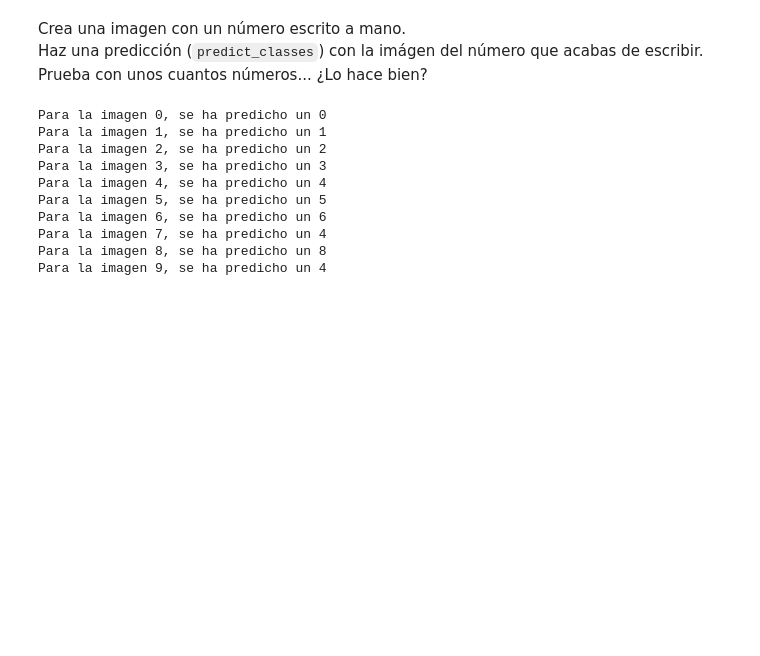
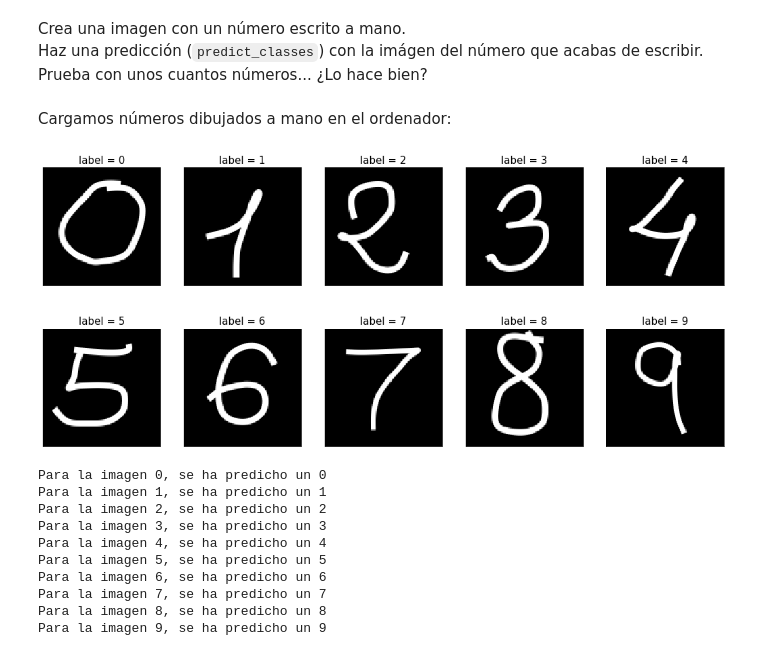
Before and after one commit to iipr-Master-Data-Science/ml1_convolutional_networks, a Jupyter notebook: clasificando-numeros.ipynb, the cells around one changed output. Drawn from its saved outputs; the diff is of its cells as text; code cells hidden in the pictures; blank space fills up the shorter version.

```diff
--- a/clasificando-numeros.ipynb
+++ b/clasificando-numeros.ipynb
@@ -206,11 +199,25 @@ Use tf.cast instead.
 Crea una imagen con un número escrito a mano.
 Haz una predicción (`predict_classes`) con la imágen del número que acabas de escribir.
 Prueba con unos cuantos números... ¿Lo hace bien?
+# %% [markdown]
+Cargamos números dibujados a mano en el ordenador:
+# %%
+from keras.preprocessing import image
+import numpy as np
+from matplotlib import pyplot as plt
+
+fig, axes = plt.subplots(2, 5)
+fig.set_size_inches(18, 8)
+for idx, ax in enumerate(axes.ravel()):
+    img = image.load_img('test_numbers/{}.png'.format(idx), color_mode="grayscale")
+    ax.imshow(img)
+    ax.xaxis.set_visible(False)
+    ax.yaxis.set_visible(False)
+    ax.set_title('label = {}'.format(idx), fontsize=15)
+plt.show()
+# %% [output]
+[figure, added]
 # %%
-from keras.preprocessing import image
-import numpy as np
-from matplotlib import pyplot as plt
-
 img_width = 28
 img_height = 28
 
@@ -227,6 +234,6 @@ Para la imagen 3, se ha predicho un 3
 Para la imagen 4, se ha predicho un 4
 Para la imagen 5, se ha predicho un 5
 Para la imagen 6, se ha predicho un 6
-Para la imagen 7, se ha predicho un 4
+Para la imagen 7, se ha predicho un 7
 Para la imagen 8, se ha predicho un 8
-Para la imagen 9, se ha predicho un 4
+Para la imagen 9, se ha predicho un 9
```
Also changed, not shown: parts of 7 cells of this notebook.
